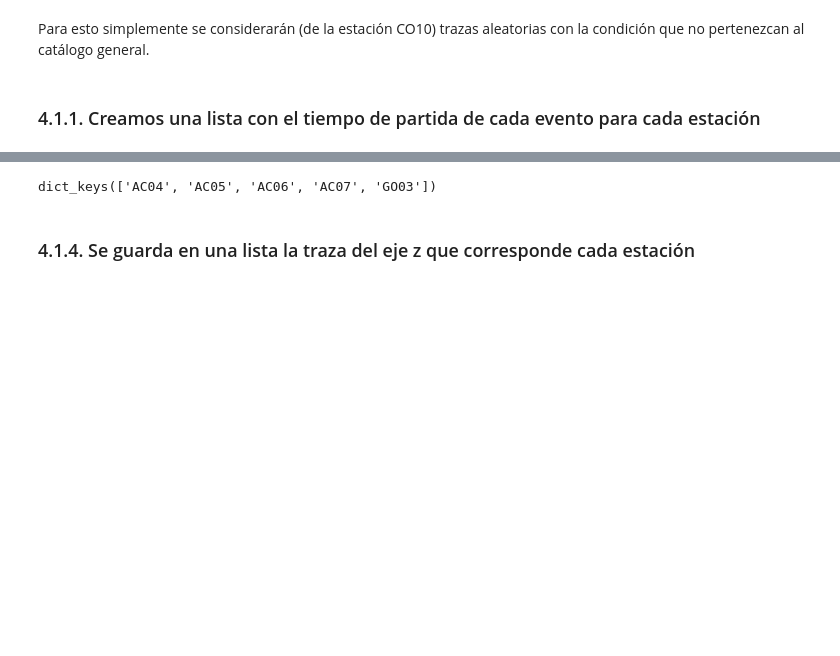
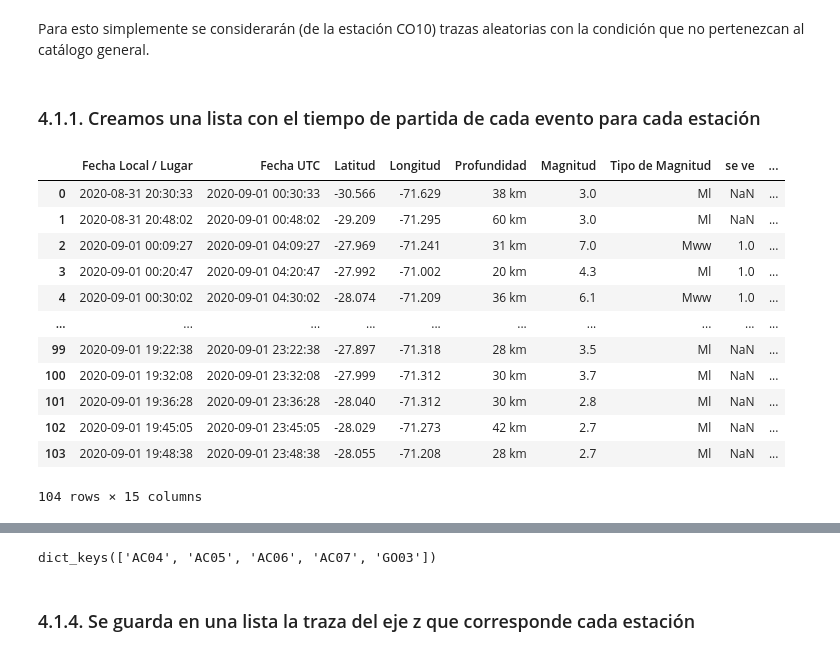
Before and after one commit to simonvidal99/Trigger, a Jupyter notebook: energy per station.ipynb, the cells around one changed output, grey strips where cells are left out. Saved outputs shown, nothing was run; the diff lists cells and outputs as text; code cells hidden in the pictures; blank space fills up the shorter version.

```diff
--- a/energy per station.ipynb
+++ b/energy per station.ipynb
@@ -360,3 +366,19 @@ plt.show()
 Para esto simplemente se considerarán (de la estación CO10) trazas aleatorias con la condición que no pertenezcan al catálogo general.
 # %% [markdown]
 ### 4.1.1. Creamos una lista con el tiempo de partida de cada evento para cada estación
+# %%
+df_events
+# %% [output]
+|  | Fecha Local / Lugar | Fecha UTC | Latitud | Longitud | Profundidad | Magnitud | Tipo de Magnitud | se ve | ... |
+| 0 | 2020-08-31 20:30:33 | 2020-09-01 00:30:33 | -30.566 | -71.629 | 38 km | 3.0 | Ml | NaN | ... |
+| 1 | 2020-08-31 20:48:02 | 2020-09-01 00:48:02 | -29.209 | -71.295 | 60 km | 3.0 | Ml | NaN | ... |
+| 2 | 2020-09-01 00:09:27 | 2020-09-01 04:09:27 | -27.969 | -71.241 | 31 km | 7.0 | Mww | 1.0 | ... |
+| 3 | 2020-09-01 00:20:47 | 2020-09-01 04:20:47 | -27.992 | -71.002 | 20 km | 4.3 | Ml | 1.0 | ... |
+| 4 | 2020-09-01 00:30:02 | 2020-09-01 04:30:02 | -28.074 | -71.209 | 36 km | 6.1 | Mww | 1.0 | ... |
+| ... | ... | ... | ... | ... | ... | ... | ... | ... | ... |
+| 99 | 2020-09-01 19:22:38 | 2020-09-01 23:22:38 | -27.897 | -71.318 | 28 km | 3.5 | Ml | NaN | ... |
+| 100 | 2020-09-01 19:32:08 | 2020-09-01 23:32:08 | -27.999 | -71.312 | 30 km | 3.7 | Ml | NaN | ... |
+| 101 | 2020-09-01 19:36:28 | 2020-09-01 23:36:28 | -28.040 | -71.312 | 30 km | 2.8 | Ml | NaN | ... |
+| 102 | 2020-09-01 19:45:05 | 2020-09-01 23:45:05 | -28.029 | -71.273 | 42 km | 2.7 | Ml | NaN | ... |
+| 103 | 2020-09-01 19:48:38 | 2020-09-01 23:48:38 | -28.055 | -71.208 | 28 km | 2.7 | Ml | NaN | ... |
+104 rows × 15 columns
```
Also changed, not shown: parts of 3 cells of this notebook, 11 other files.
